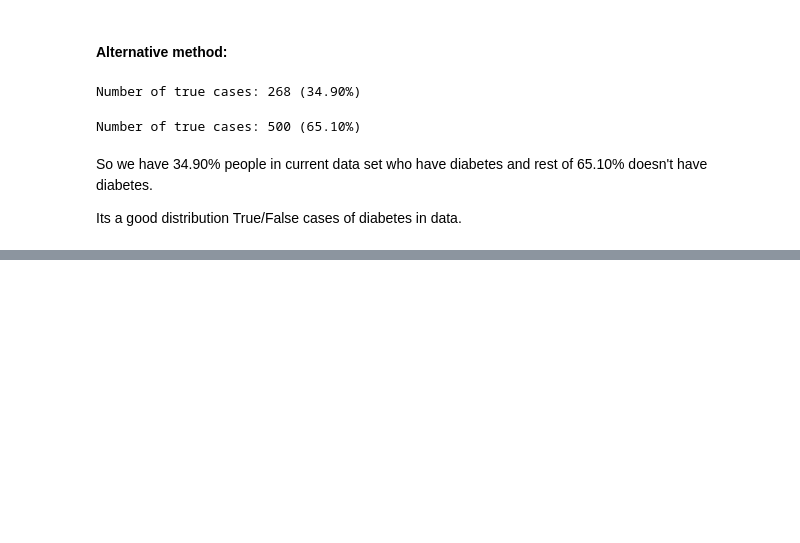
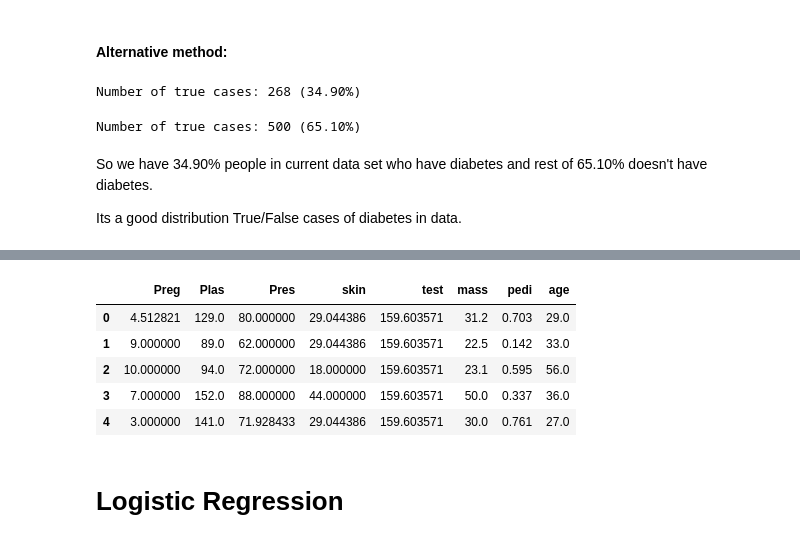
Before and after one commit to Somnathpaul/Diabetes-prediction, a Jupyter notebook: Diabetes prediction.ipynb, the cells around one changed output, grey strips where cells are left out. Drawn from its saved outputs; the diff is of its cells as text; code cells hidden in the pictures; blank space fills up the shorter version.

```diff
--- a/Diabetes prediction.ipynb
+++ b/Diabetes prediction.ipynb
@@ -154,0 +207,23 @@ Its a good distribution True/False cases of diabetes in data.
+# %%
+from sklearn.impute import SimpleImputer
+rep_0 = SimpleImputer(missing_values = 0, strategy = "mean")
+# storing the column titles
+cols = X_train.columns
+
+# after transformation into new data frame, it will loose its column names
+X_train = pd.DataFrame(rep_0.fit_transform(X_train))
+X_test = pd.DataFrame(rep_0.fit_transform(X_test))
+
+X_train.columns = cols
+X_test.columns = cols
+
+X_train.head()
+# %% [output]
+|  | Preg | Plas | Pres | skin | test | mass | pedi | age |
+| 0 | 4.512821 | 129.0 | 80.000000 | 29.044386 | 159.603571 | 31.2 | 0.703 | 29.0 |
+| 1 | 9.000000 | 89.0 | 62.000000 | 29.044386 | 159.603571 | 22.5 | 0.142 | 33.0 |
+| 2 | 10.000000 | 94.0 | 72.000000 | 18.000000 | 159.603571 | 23.1 | 0.595 | 56.0 |
+| 3 | 7.000000 | 152.0 | 88.000000 | 44.000000 | 159.603571 | 50.0 | 0.337 | 36.0 |
+| 4 | 3.000000 | 141.0 | 71.928433 | 29.044386 | 159.603571 | 30.0 | 0.761 | 27.0 |
+# %% [markdown]
+# Logistic Regression
```
Also changed, not shown: parts of 16 cells of this notebook.
